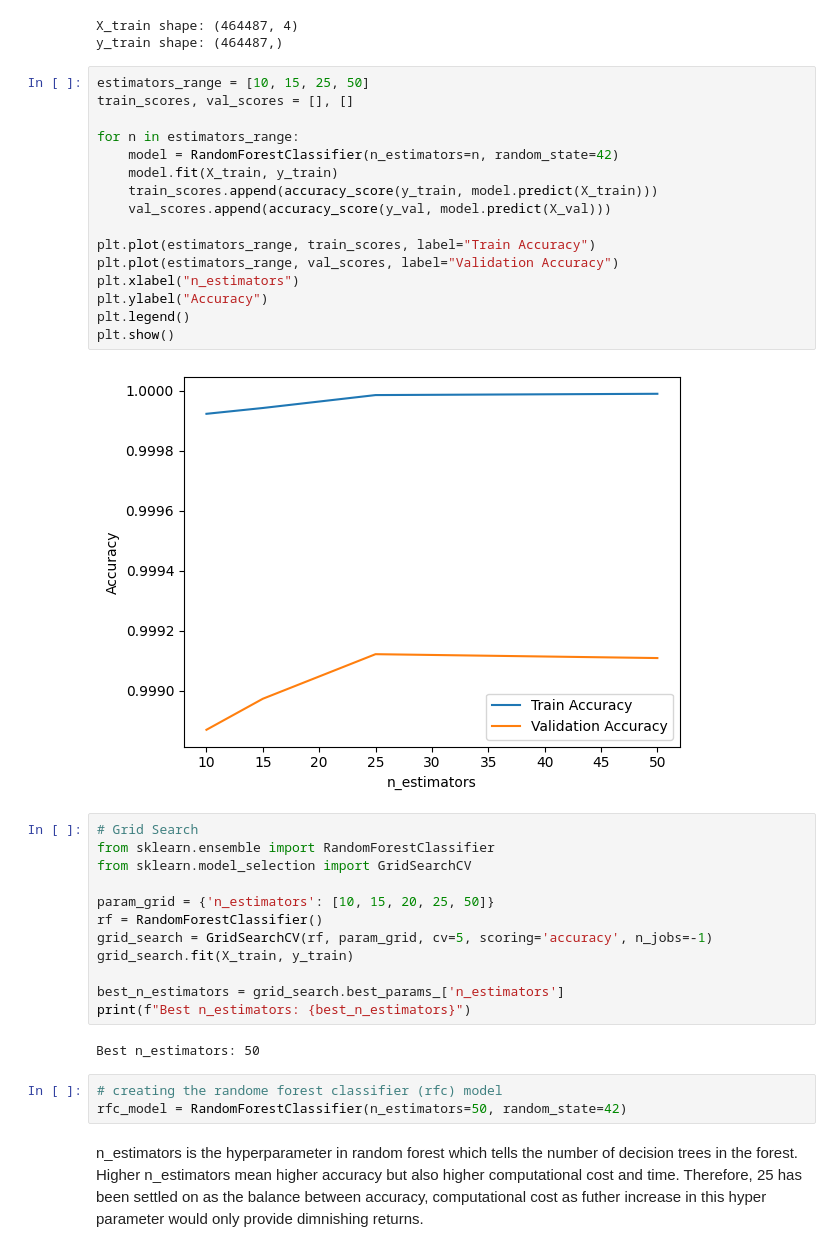
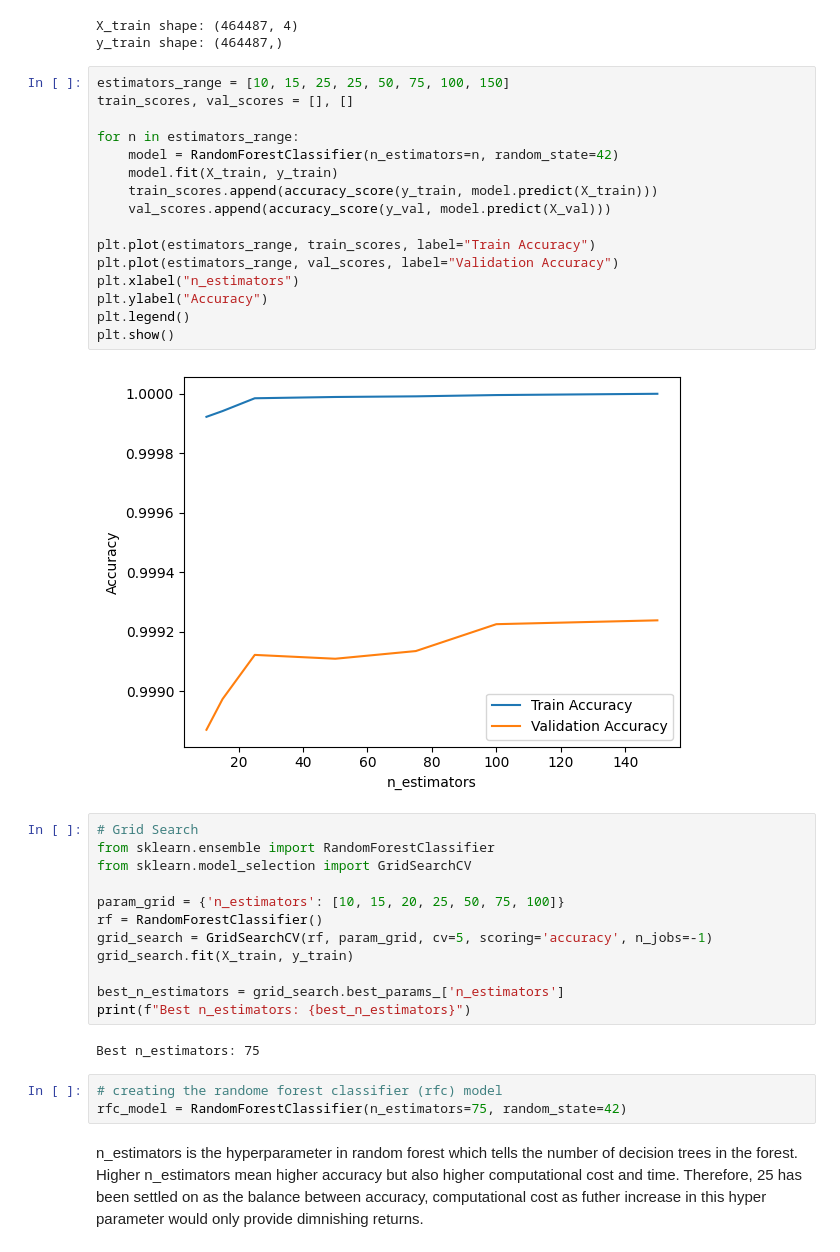
Before and after one commit to Insight-Syndicate/DSPL_GCW, a Jupyter notebook: Model_building.ipynb, the cells around one changed output. Cells and saved outputs as stored; diff of their text form.

Commit message:
Random Forest GirdSearch

```diff
--- a/Model_building.ipynb
+++ b/Model_building.ipynb
@@ -1074,29 +1104,29 @@ print(f"y_train shape: {y_train.shape}")
 X_train shape: (464487, 4)
 y_train shape: (464487,)
 # %%
-estimators_range = [10, 15, 25, 50]
+estimators_range = [10, 15, 25, 25, 50, 75, 100, 150]
 train_scores, val_scores = [], []
 
 for n in estimators_range:
     model = RandomForestClassifier(n_estimators=n, random_state=42)
     model.fit(X_train, y_train)
     train_scores.append(accuracy_score(y_train, model.predict(X_train)))
     val_scores.append(accuracy_score(y_val, model.predict(X_val)))
 
 plt.plot(estimators_range, train_scores, label="Train Accuracy")
 plt.plot(estimators_range, val_scores, label="Validation Accuracy")
 plt.xlabel("n_estimators")
 plt.ylabel("Accuracy")
 plt.legend()
 plt.show()
 # %% [output]
-[figure, old version]
+[figure, new version]
 # %%
 # Grid Search
 from sklearn.ensemble import RandomForestClassifier
 from sklearn.model_selection import GridSearchCV
 
-param_grid = {'n_estimators': [10, 15, 20, 25, 50]}
+param_grid = {'n_estimators': [10, 15, 20, 25, 50, 75, 100]}
 rf = RandomForestClassifier()
 grid_search = GridSearchCV(rf, param_grid, cv=5, scoring='accuracy', n_jobs=-1)
 grid_search.fit(X_train, y_train)
@@ -1104,10 +1134,10 @@ grid_search.fit(X_train, y_train)
 best_n_estimators = grid_search.best_params_['n_estimators']
 print(f"Best n_estimators: {best_n_estimators}")
 # %% [output]
-Best n_estimators: 50
+Best n_estimators: 75
 # %%
 # creating the randome forest classifier (rfc) model
-rfc_model = RandomForestClassifier(n_estimators=50, random_state=42)
+rfc_model = RandomForestClassifier(n_estimators=75, random_state=42)
 # %% [markdown]
 n_estimators is the hyperparameter in random forest which tells the number of decision trees in the forest. Higher n_estimators mean higher accuracy but also higher computational cost and time. Therefore, 25 has been settled on as the balance between accuracy, computational cost as futher increase in this hyper parameter would only provide dimnishing returns.
 # %%
```
Also changed, not shown: parts of 8 cells of this notebook.
